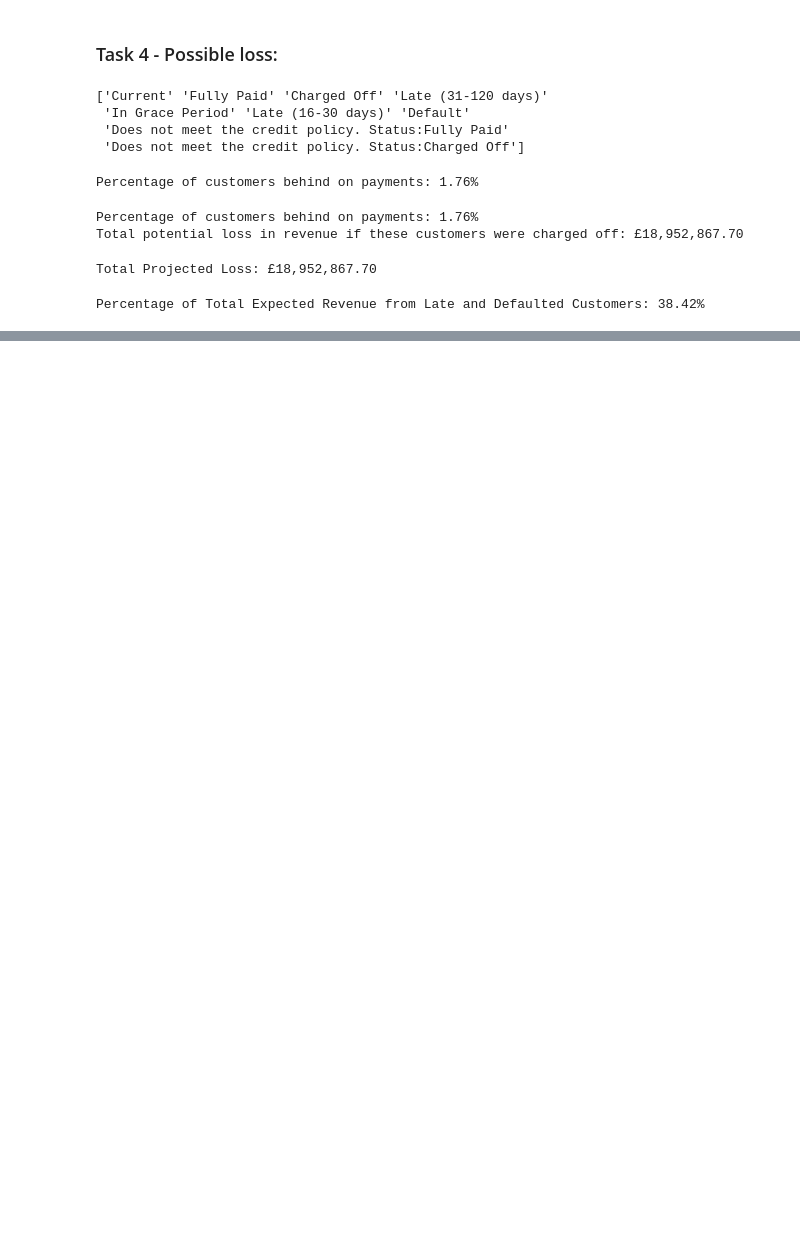
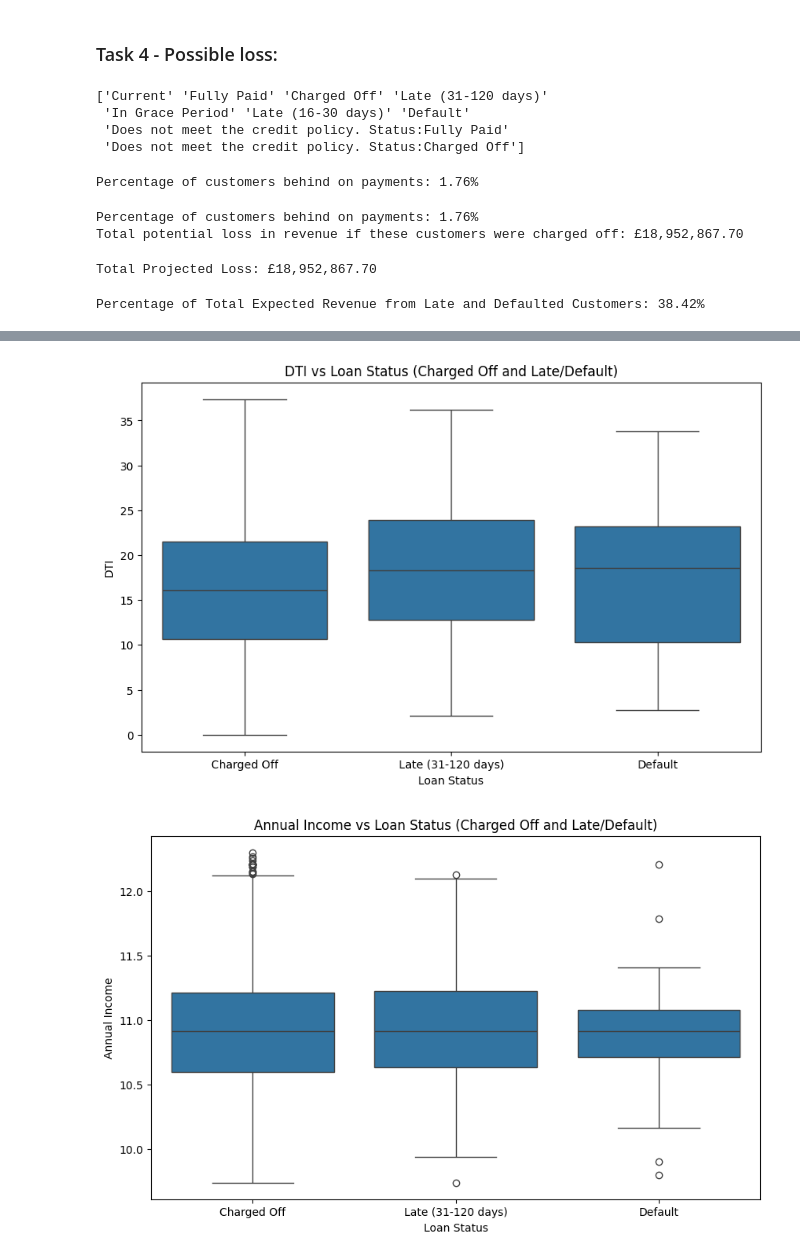
Before and after one commit to Tori2305/Customer_loans_in_finance, a Jupyter notebook: milestone_4.ipynb, the cells around one changed output, grey strips where cells are left out. Saved outputs shown, nothing was run; the diff lists cells and outputs as text; code cells hidden in the pictures; blank space fills up the shorter version.

```diff
--- a/milestone_4.ipynb
+++ b/milestone_4.ipynb
@@ -268,0 +347,27 @@ Percentage of Total Expected Revenue from Late and Defaulted Customers: 38.42%
+# %%
+# Visualizing DTI (Debt to Income ratio) for at-risk customers
+plt.figure(figsize=(10, 6))
+sns.boxplot(data=at_risk_customers, x='loan_status', y='dti')
+plt.title('DTI vs Loan Status (Charged Off and Late/Default)')
+plt.xlabel('Loan Status')
+plt.ylabel('DTI')
+plt.show()
+
+# Visualizing Annual Income for at-risk customers
+plt.figure(figsize=(10, 6))
+sns.boxplot(data=at_risk_customers, x='loan_status', y='annual_inc')
+plt.title('Annual Income vs Loan Status (Charged Off and Late/Default)')
+plt.xlabel('Loan Status')
+plt.ylabel('Annual Income')
+plt.show()
+
+# Visualizing the number of open accounts for at-risk customers
+plt.figure(figsize=(10, 6))
+sns.boxplot(data=at_risk_customers, x='loan_status', y='open_accounts')
+plt.title('Number of Open Accounts vs Loan Status (Charged Off and Late/Default)')
+plt.xlabel('Loan Status')
+plt.ylabel('Open Accounts')
+plt.show()
+# %% [output]
+[figure, added]
+[figure, added]
```
Also changed, not shown: parts of 5 cells of this notebook.
